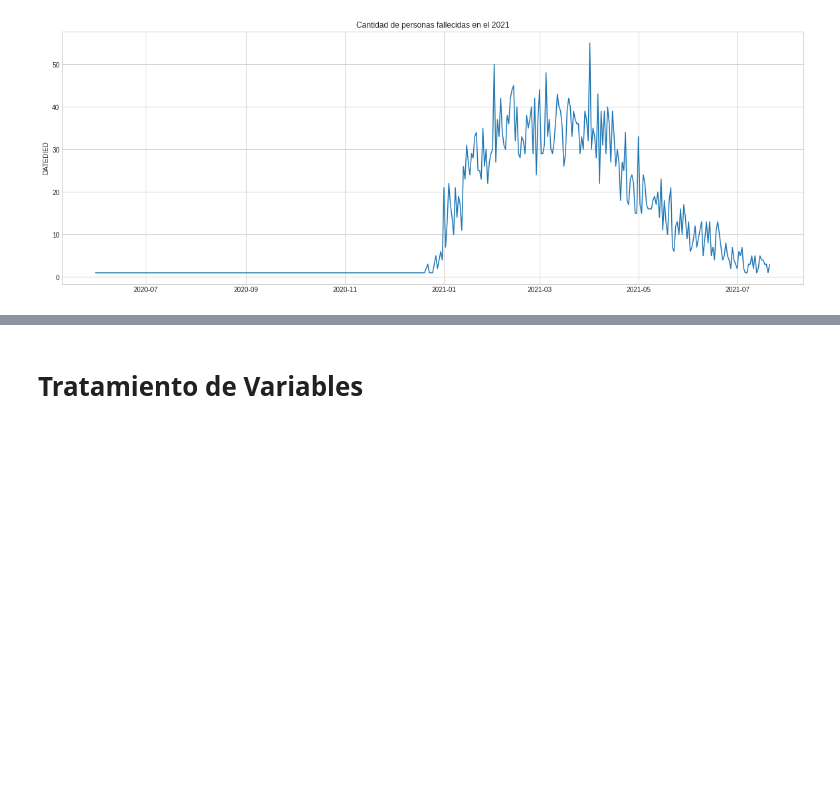
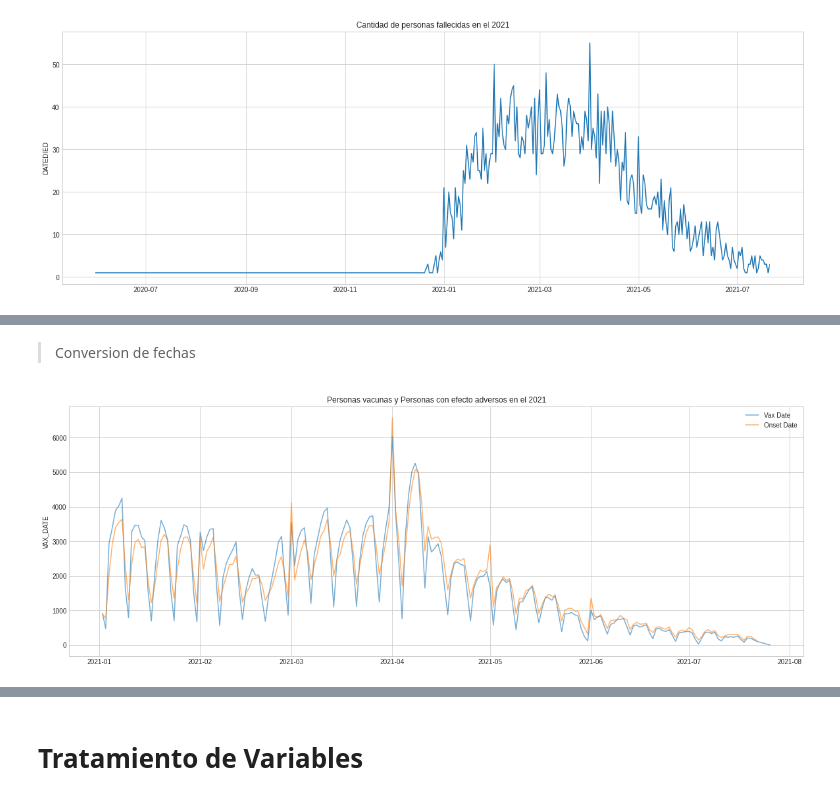
Before and after one commit to yodavo/IAI_vaccines, a Jupyter notebook: data_wrangling/dataWranglingVAERS(David).ipynb, the cells around one changed output, grey strips where cells are left out. Saved outputs shown, nothing was run; the diff lists cells and outputs as text; code cells hidden in the pictures; blank space fills up the shorter version.

```diff
--- a/data_wrangling/dataWranglingVAERS(David).ipynb
+++ b/data_wrangling/dataWranglingVAERS(David).ipynb
@@ -445,0 +798,33 @@ Los dias de hospitalizacin llegan hasta 120 dias.
+# %% [markdown]
+> Conversion de fechas
+# %%
+#regresanod valores a string para poder hacer concatenacion de fechas
+dataset_covid.anio_vax = dataset_covid.anio_vax.astype(str)
+dataset_covid.anio_ons = dataset_covid.anio_ons.astype(str)
+# %%
+# Reemplazando valores
+dataset_covid.anio_vax.replace({0 : np.nan}, inplace=True)
+dataset_covid.anio_ons.replace({0 : np.nan}, inplace=True)
+# %%
+# funcion para reemplazar tiempo
+dataset_covid['VAX_DATE'] = dataset_covid['anio_vax'] + '-' + dataset_covid['mes_vax'] + '-' + dataset_covid['dia_vax']
+dataset_covid['ONSET_DATE'] = dataset_covid['anio_ons'] + '-' + dataset_covid['mes_ons'] + '-' + dataset_covid['dia_ons']
+
+# transformando a fecha
+dataset_covid['VAX_DATE'] =  pd.to_datetime(dataset_covid['VAX_DATE'], format='%Y-%m-%d')
+dataset_covid['ONSET_DATE'] =  pd.to_datetime(dataset_covid['ONSET_DATE'], format='%Y-%m-%d')
+# %%
+# eliminando columnas temporales
+remove_col = new_vax + new_ons + ['anio_reporte']
+dataset_covid.drop(columns=remove_col, inplace=True)
+# %%
+# grafico
+fig1 = plt.figure(figsize=(20,7))
+ax = fig1.add_subplot(1, 1, 1)
+x = sns.lineplot(data = dataset_covid.loc[(dataset_covid['VAX_DATE'] > '2021-01-01') & (dataset_covid['VAX_DATE'] < '2021-08-01')].VAX_DATE.value_counts(),ax=ax, label=str('Vax Date'), alpha=0.6)
+z = sns.lineplot(data = dataset_covid.loc[(dataset_covid['ONSET_DATE'] > '2021-01-01') & (dataset_covid['ONSET_DATE'] < '2021-08-01')].ONSET_DATE.value_counts(),ax=ax,label=str('Onset Date'), alpha=0.6)
+plt.legend()
+plt.title('Personas vacunas y Personas con efecto adversos en el 2021')
+plt.show()
+# %% [output]
+[figure, added]
```
Also changed, not shown: parts of 125 cells of this notebook.
